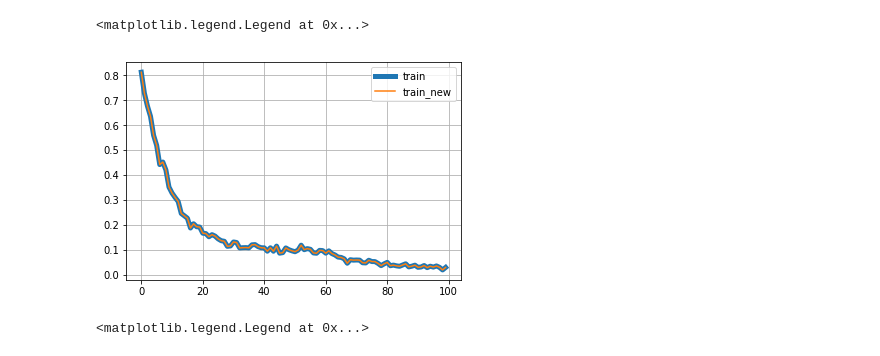
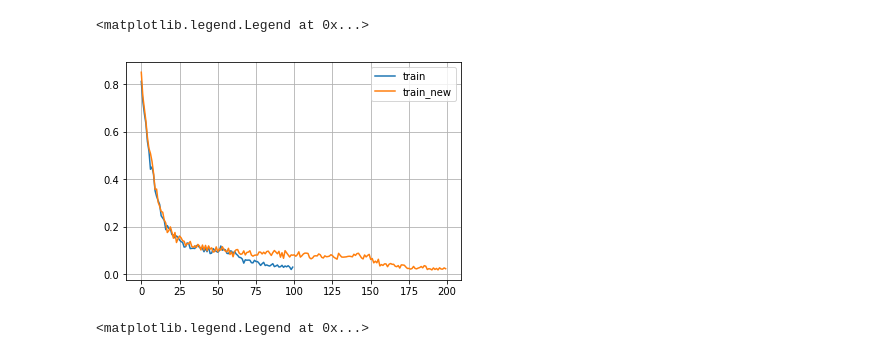
Before and after one commit to stasysp/SYQ, a Jupyter notebook: examples/SYQ-AlexNet/plots.ipynb, the cells around one changed output. Saved outputs shown, nothing was run; the diff lists cells and outputs as text; code cells hidden in the pictures.

```diff
--- a/examples/SYQ-AlexNet/plots.ipynb
+++ b/examples/SYQ-AlexNet/plots.ipynb
@@ -16,15 +16,15 @@ import numpy as np
 stats_new = []
 for i in open('./train_alexnet/stat.json').readlines():
     stats_new.append(json.loads(i))
-stats_new = np.array(stats)
+stats_new = np.array(stats_new[0])
 # %%
-plt.plot([i['train-error-top1'] for i in stats], linewidth=5, label='train')
+plt.plot([i['train-error-top1'] for i in stats], label='train')
 plt.plot([i['train-error-top1'] for i in stats_new], label='train_new')
 plt.grid()
 plt.legend(loc='best')
 # %% [output]
 <matplotlib.legend.Legend at 0x...>
-[figure, old version]
+[figure, new version]
 # %%
 plt.plot([i['train-error-top1'] for i in stats], label='train')
 plt.plot([i['val-error-top1'] for i in stats], label='val')
```
